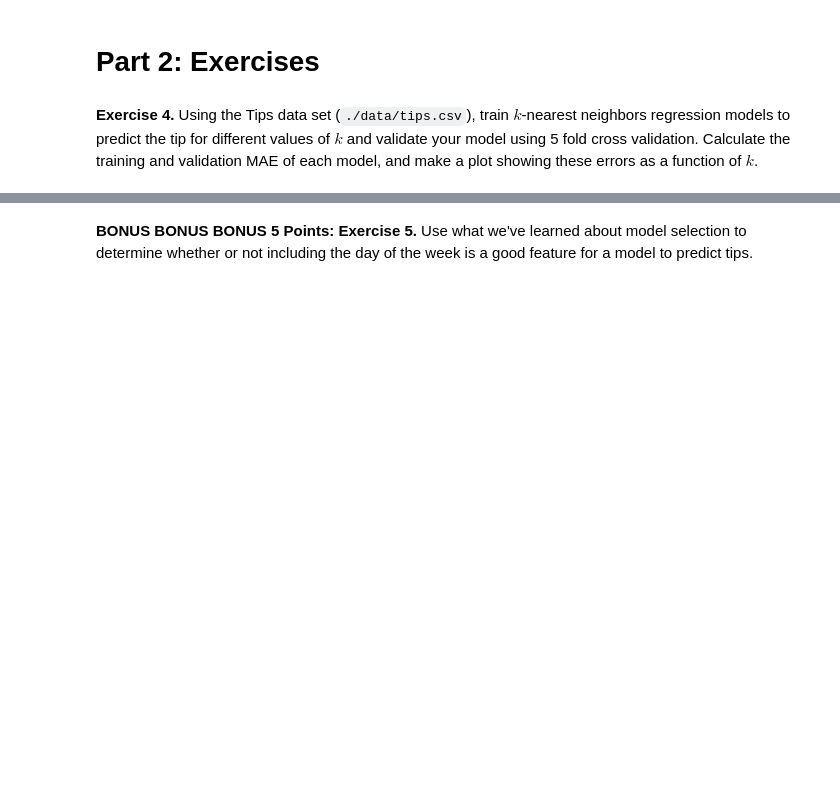
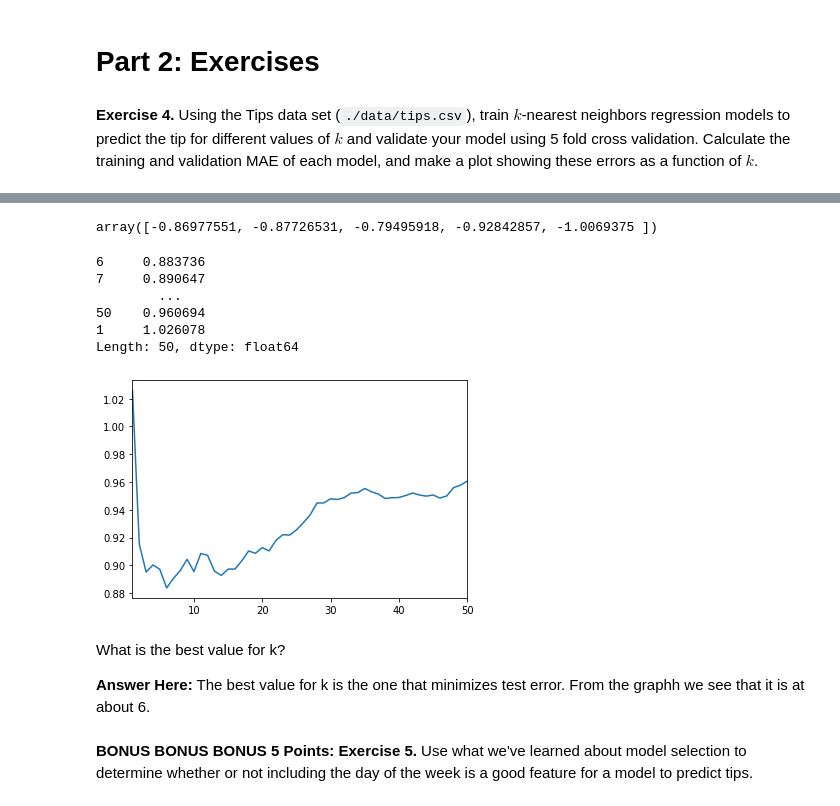
Before and after one commit to thegerrit/data_science, a Jupyter notebook: labs/Lab11-ModelErrorandTuning.ipynb, the cells around one changed output, grey strips where cells are left out. Cells and saved outputs as stored; diff of their text form; code cells hidden in the pictures; blank space fills up the shorter version.

```diff
--- a/labs/Lab11-ModelErrorandTuning.ipynb
+++ b/labs/Lab11-ModelErrorandTuning.ipynb
@@ -691,3 +695,56 @@ What is the best value for k?
+# %%
+# get the features (in dict format) and the labels
+# (do not split into training and validation sets)
+my_features = ["total_bill", "sex", "smoker","day","time","size"]
+t_X_dict = tips_df[my_features].to_dict(orient="records")
+t_y = tips_df["tip"]
+
+# specify the pipeline
+t_vec = DictVectorizer(sparse=False)
+t_scaler = StandardScaler()
+t_model = KNeighborsRegressor(n_neighbors=10)
+t_pipeline = Pipeline([("vectorizer", t_vec), ("scaler", t_scaler), ("fit", t_model)])
+# %%
+from sklearn.model_selection import cross_val_score
+
+t_scores = cross_val_score(t_pipeline, t_X_dict, t_y,
+                         cv=5, scoring="neg_mean_absolute_error")
+t_scores
+# %% [output]
+array([-0.86977551, -0.87726531, -0.79495918, -0.92842857, -1.0069375 ])
+# %%
+d_vec = DictVectorizer(sparse=False)
+d_scaler = StandardScaler()
+
+# calculates estimate of test error based on 10-fold cross validation
+def get_cv_error(k):
+    d_model = KNeighborsRegressor(n_neighbors=k)
+    d_pipeline = Pipeline([("vectorizer", d_vec), ("scaler", d_scaler), ("fit", d_model)])
+
+    mae = np.mean(-cross_val_score(
+        d_pipeline,t_X_dict, t_y,
+        cv=5, scoring="neg_mean_absolute_error"))
+    return mae
+
+t_ks = pd.Series(range(1, 51))
+t_ks.index = range(1, 51)
+t_test_errs = t_ks.apply(get_cv_error)
+
+t_test_errs.plot.line()
+t_test_errs.sort_values()
+# %% [output]
+6     0.883736
+7     0.890647
+        ...
+50    0.960694
+1     1.026078
+Length: 50, dtype: float64
+[figure, added]
+# %% [markdown]
+What is the best value for k?
+
+**Answer Here:**
+The best value for k is the one that minimizes test error. From the graphh we see that it is at about 6.
 # %% [markdown]
 **BONUS BONUS BONUS 5 Points: Exercise 5.** Use what we've learned about model selection to determine whether or not including the day of the week is a good feature for a model to predict tips.
 # %%
```
Also changed, not shown: parts of 13 cells of this notebook.
